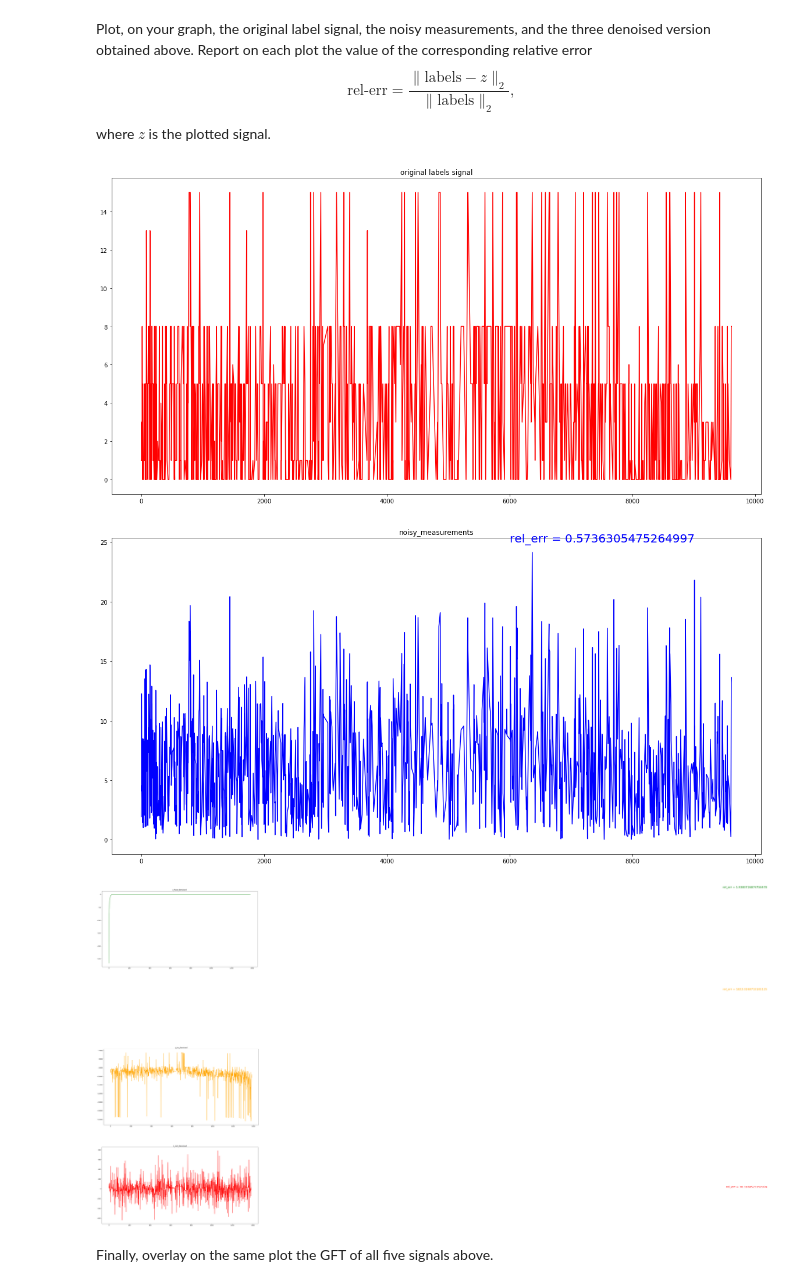
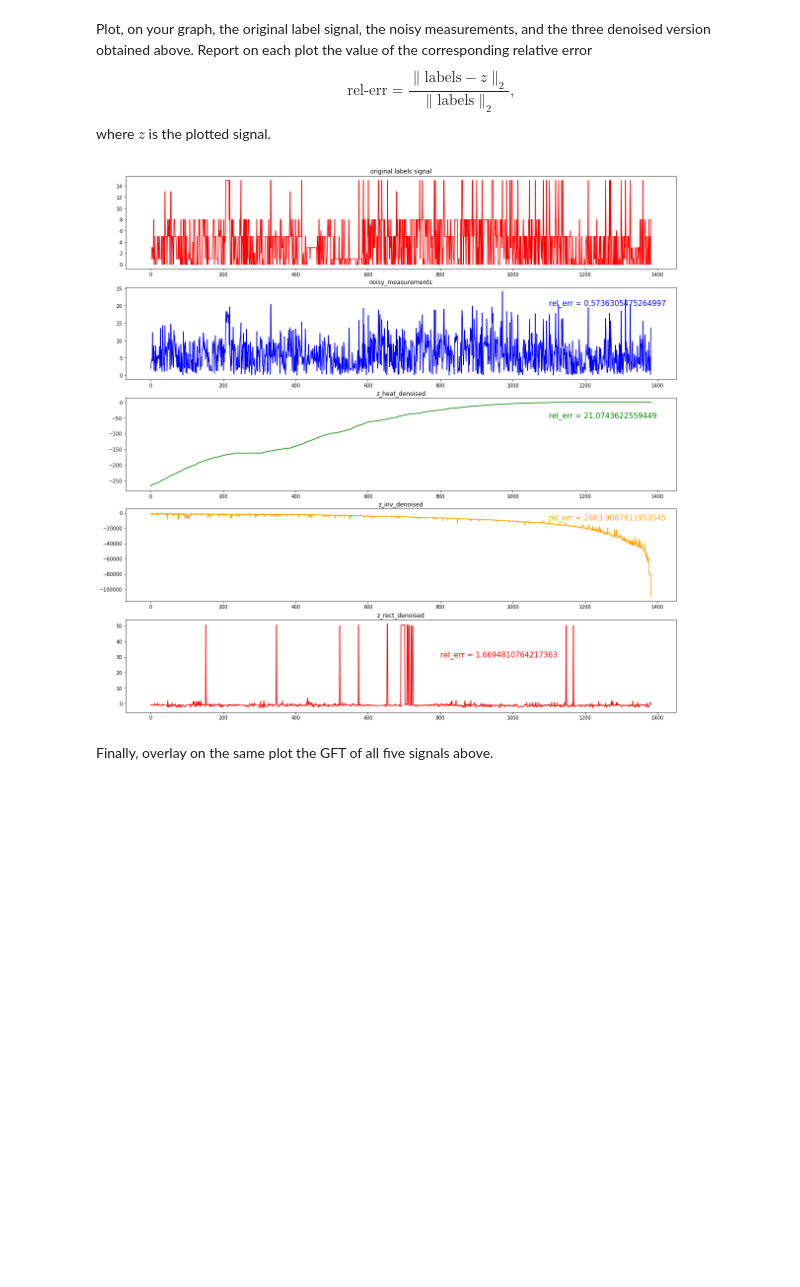
Before and after one commit to swouf/ntds_IMDb_team4, a Jupyter notebook: 4_graph_signal_processing.ipynb, the cells around one changed output. Drawn from its saved outputs; the diff is of its cells as text; code cells hidden in the pictures; blank space fills up the shorter version.

```diff
--- a/4_graph_signal_processing.ipynb
+++ b/4_graph_signal_processing.ipynb
@@ -555,9 +555,9 @@ $\widehat{z^\star (l)}= \widehat{z^\star (y)}/ ( 1 + \gamma*\lambda^r) $ which i
 
 Now, denoise the noisy measurements by passing them through the filters that you implemented in Question 6. Choose the filter parameters based on the behavior of the GFT of your original label signal (this is the prior knowledge that you input to the problem).
 # %%
-args_heat = {"tau":10}
-args_inv = {"tau":10}
-args_rectangle = {"lambda_min":0,"lambda_max":10}
+args_heat = {"tau":0.1}
+args_inv = {"tau":0.005}
+args_rectangle = {"lambda_min":0.05,"lambda_max":0.09}
 # %%
 z_heat_denoised = graph_filter(noisy_measurements, 'heat_kernel', **args_heat)
 z_inv_denoised =  graph_filter(noisy_measurements, 'inverse_kernel', **args_inv)
@@ -573,39 +573,36 @@ $$
 $$
 where $z$ is the plotted signal.
 # %%
-plt.figure(figsize=(20, 10))
-plt.plot(labels, linewidth=1.5 ,color="red",label="labels");
+plt.figure(figsize=(20, 20))
+plt.subplot(511)
+plt.plot(iGFT(GFT(labels)), linewidth=1.5 ,color="red",label="labels");
 plt.title('original labels signal');
 
-plt.figure(figsize=(20, 10))
-plt.plot(noisy_measurements, color="blue",linewidth=1.5,label="noisy_meas");
+plt.subplot(512)
+plt.plot(iGFT(GFT(noisy_measurements)), color="blue",linewidth=1.5,label="noisy_meas");
 rel_err=np.linalg.norm(labels-noisy_measurements)/np.linalg.norm(labels)
-plt.text(6000, 25,f'rel_err = {rel_err}', {'color': 'b', 'fontsize': 20})
+plt.text(1100, 20,f'rel_err = {rel_err}', {'color': 'b', 'fontsize': 15})
 plt.title('noisy_measurements');
 
-plt.figure(figsize=(20, 10))
+plt.subplot(513)
 plt.plot(z_heat_denoised, color="green",linewidth=1.5, label="z_heat_denoised");
 rel_err_heat=np.linalg.norm(labels-z_heat_denoised)/np.linalg.norm(labels)
-plt.text(6000, 25,f'rel_err = {rel_err_heat}', {'color': 'green', 'fontsize': 20})
+plt.text(1100, -50,f'rel_err = {rel_err_heat}', {'color': 'green', 'fontsize': 15})
 plt.title('z_heat_denoised');
 
-plt.figure(figsize=(20, 10))
+plt.subplot(514)
 plt.plot(z_inv_denoised, color="orange", label="z_inv_denoised");
 rel_err_inv=np.linalg.norm(labels-z_inv_denoised)/np.linalg.norm(labels)
-plt.text(6000, 25,f'rel_err = {rel_err_inv}', {'color': 'orange', 'fontsize': 20})
+plt.text(1100, -9000,f'rel_err = {rel_err_inv}', {'color': 'orange', 'fontsize': 15})
 plt.title('z_inv_denoised');
 
-plt.figure(figsize=(20, 10))
+plt.subplot(515)
 plt.plot(z_rect_denoised, color="red", label="z_rect_denoised");
 rel_err_rect=np.linalg.norm(labels-z_rect_denoised)/np.linalg.norm(labels)
-plt.text(6000, 25,f'rel_err = {rel_err_rect}', {'color': 'r', 'fontsize': 20})
+plt.text(800, 30,f'rel_err = {rel_err_rect}', {'color': 'r', 'fontsize': 15})
 plt.title('z_rect_denoised');
 # %% [output]
-[figure, old version]
+[figure, new version]
-[figure, removed]
-[figure, removed]
-[figure, removed]
-[figure, removed]
 # %% [markdown]
 Finally, overlay on the same plot the GFT of all five signals above.
 # %%
```
Also changed, not shown: parts of 2 cells of this notebook.
